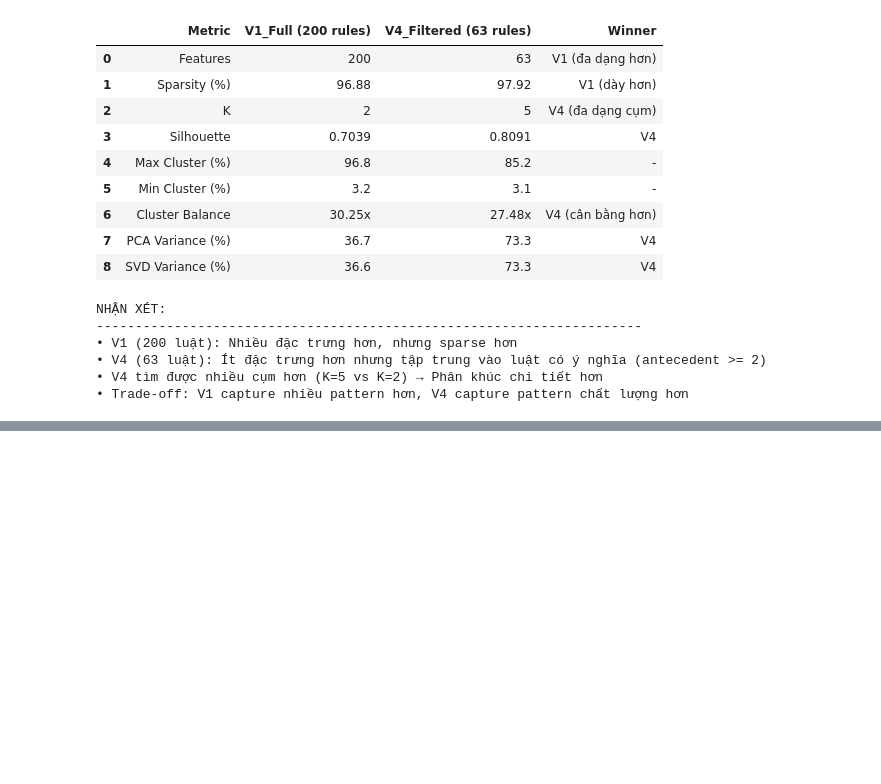
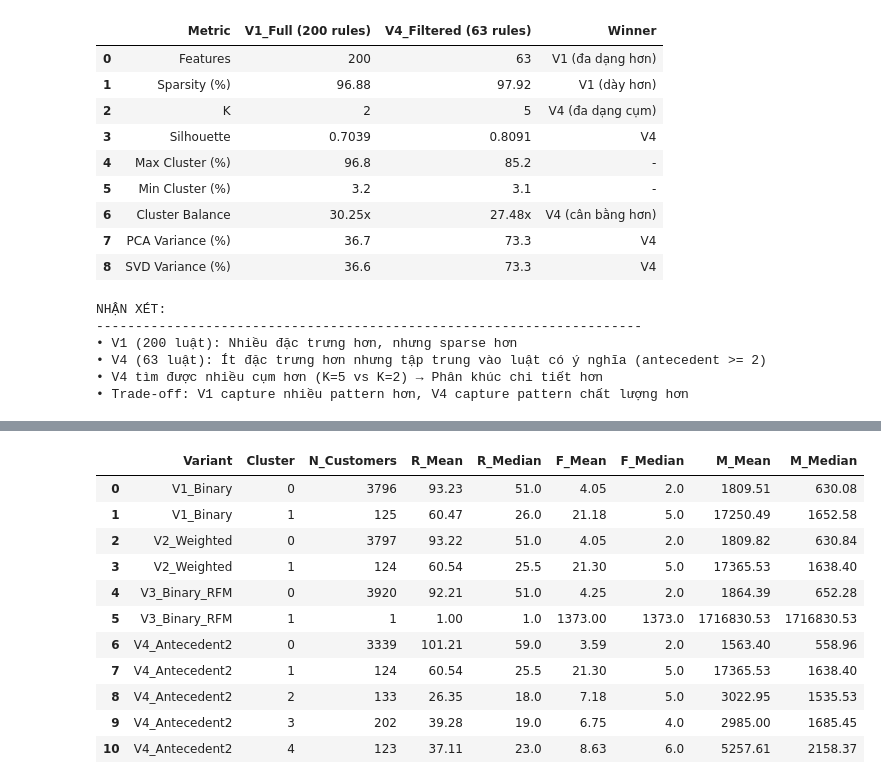
Before and after one commit to ThanhTung-KHMT-1701/ShopCluster, a Jupyter notebook: notebooks/ShopCluster.ipynb, the cells around one changed output, grey strips where cells are left out. Saved outputs shown, nothing was run; the diff lists cells and outputs as text; code cells hidden in the pictures; blank space fills up the shorter version.

```diff
--- a/notebooks/ShopCluster.ipynb
+++ b/notebooks/ShopCluster.ipynb
@@ -4493,0 +4736,69 @@ NHẬN XÉT:
+# %%
+# =============================================================================
+# 6.3. RFM ANALYSIS BY CLUSTER
+# =============================================================================
+# Phân tích Recency, Frequency, Monetary theo từng cụm
+
+print("="*70)
+print("PHÂN TÍCH RFM THEO CỤM")
+print("="*70)
+
+# Tính RFM stats cho mỗi cluster của mỗi variant
+rfm_stats_all = []
+
+for variant, df in master_data.items():
+    cluster_col = 'Cluster'
+    if cluster_col not in df.columns:
+        cluster_cols = [c for c in df.columns if 'cluster' in c.lower()]
+        if cluster_cols:
+            cluster_col = cluster_cols[0]
+
+    print(f"\n{variant}:")
+    print("-" * 60)
+
+    # Group by cluster và tính stats
+    for cluster_id in sorted(df[cluster_col].unique()):
+        cluster_df = df[df[cluster_col] == cluster_id]
+        n_customers = len(cluster_df)
+
+        # Tính RFM nếu có
+        if 'Recency' in df.columns:
+            r_mean = cluster_df['Recency'].mean()
+            r_median = cluster_df['Recency'].median()
+            f_mean = cluster_df['Frequency'].mean()
+            f_median = cluster_df['Frequency'].median()
+            m_mean = cluster_df['Monetary'].mean()
+            m_median = cluster_df['Monetary'].median()
+
+            print(f"   Cluster {cluster_id} ({n_customers:,} customers):")
+            print(f"      Recency:   Mean={r_mean:.1f}, Median={r_median:.0f} days")
+            print(f"      Frequency: Mean={f_mean:.1f}, Median={f_median:.0f} orders")
+            print(f"      Monetary:  Mean={m_mean:,.0f}, Median={m_median:,.0f} GBP")
+
+            rfm_stats_all.append({
+                'Variant': variant,
+                'Cluster': cluster_id,
+                'N_Customers': n_customers,
+                'R_Mean': r_mean,
+                'R_Median': r_median,
+                'F_Mean': f_mean,
+                'F_Median': f_median,
+                'M_Mean': m_mean,
+                'M_Median': m_median
+            })
+        else:
+            print(f"   Cluster {cluster_id}: {n_customers:,} customers (no RFM data)")
+
+# Tạo DataFrame RFM stats
+df_rfm_stats = pd.DataFrame(rfm_stats_all)
+
+print("\n" + "="*70)
+print("BẢNG TỔNG HỢP RFM THEO CỤM:")
+print("-" * 70)
+display(df_rfm_stats.round(2))
+
+# Lưu ra file
+rfm_stats_file = '../data/mini_project/cluster_rfm_stats.csv'
+df_rfm_stats.to_csv(rfm_stats_file, index=False)
+print(f"\nĐã lưu: {rfm_stats_file}")
+# %% [output]
@@ -4493,0 +4822,12 @@ NHẬN XÉT:
+|  | Variant | Cluster | N_Customers | R_Mean | R_Median | F_Mean | F_Median | M_Mean | M_Median |
+| 0 | V1_Binary | 0 | 3796 | 93.23 | 51.0 | 4.05 | 2.0 | 1809.51 | 630.08 |
+| 1 | V1_Binary | 1 | 125 | 60.47 | 26.0 | 21.18 | 5.0 | 17250.49 | 1652.58 |
+| 2 | V2_Weighted | 0 | 3797 | 93.22 | 51.0 | 4.05 | 2.0 | 1809.82 | 630.84 |
+| 3 | V2_Weighted | 1 | 124 | 60.54 | 25.5 | 21.30 | 5.0 | 17365.53 | 1638.40 |
+| 4 | V3_Binary_RFM | 0 | 3920 | 92.21 | 51.0 | 4.25 | 2.0 | 1864.39 | 652.28 |
+| 5 | V3_Binary_RFM | 1 | 1 | 1.00 | 1.0 | 1373.00 | 1373.0 | 1716830.53 | 1716830.53 |
+| 6 | V4_Antecedent2 | 0 | 3339 | 101.21 | 59.0 | 3.59 | 2.0 | 1563.40 | 558.96 |
+| 7 | V4_Antecedent2 | 1 | 124 | 60.54 | 25.5 | 21.30 | 5.0 | 17365.53 | 1638.40 |
+| 8 | V4_Antecedent2 | 2 | 133 | 26.35 | 18.0 | 7.18 | 5.0 | 3022.95 | 1535.53 |
+| 9 | V4_Antecedent2 | 3 | 202 | 39.28 | 19.0 | 6.75 | 4.0 | 2985.00 | 1685.45 |
+| 10 | V4_Antecedent2 | 4 | 123 | 37.11 | 23.0 | 8.63 | 6.0 | 5257.61 | 2158.37 |
```
Also changed, not shown: parts of 19 cells of this notebook, 16 other files.
